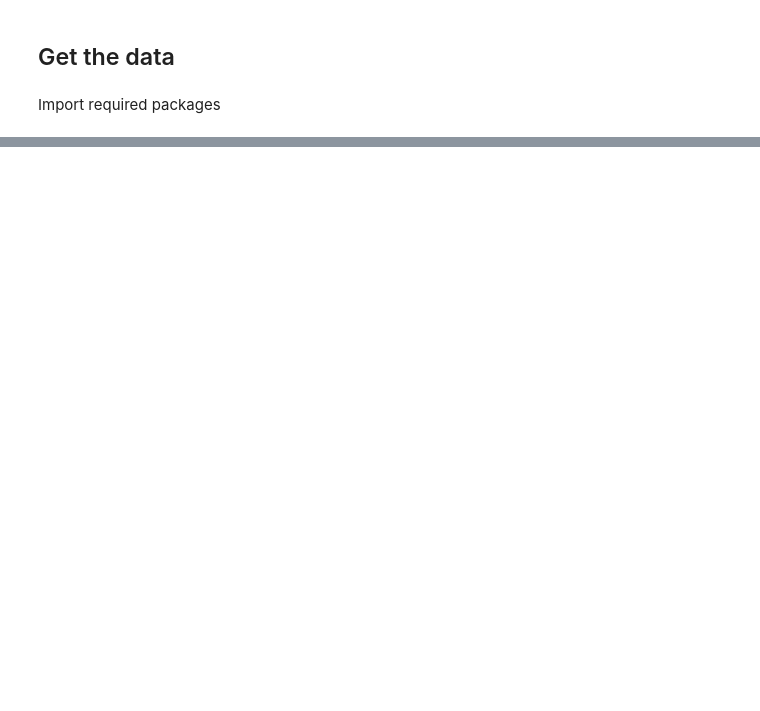
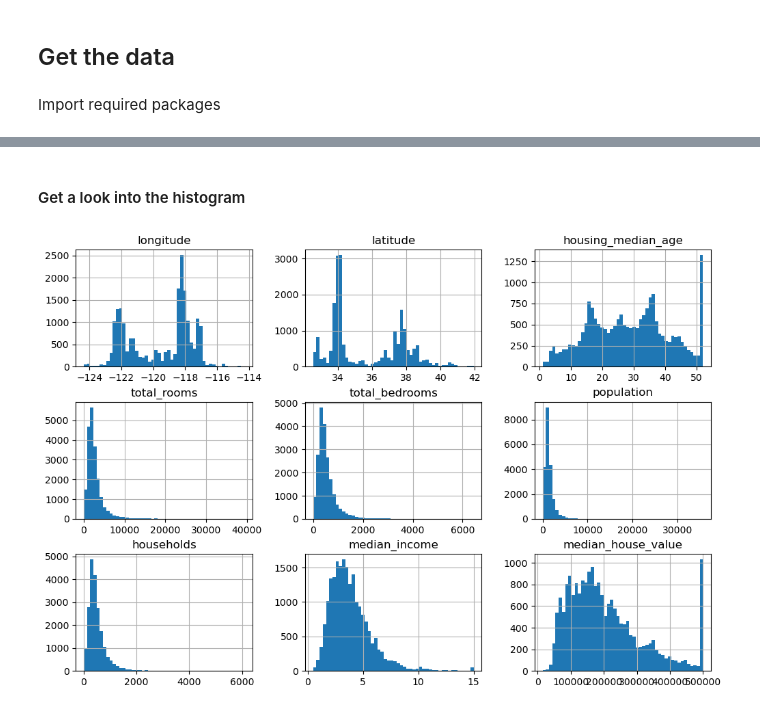
Before and after one commit to alexgrand/ml, a Jupyter notebook: ch2/ch2.ipynb, the cells around one changed output, grey strips where cells are left out. Drawn from its saved outputs; the diff is of its cells as text; code cells hidden in the pictures; blank space fills up the shorter version.

Commit message:
feat: [ch2] add short data overview

```diff
--- a/ch2/ch2.ipynb
+++ b/ch2/ch2.ipynb
@@ -70,0 +66,22 @@ import pandas as pd
+# %%
+# Constants
+HOUSING_DATASET_URL = 'https://github.com/ageron/data/raw/main/housing.tgz'
+DATASET_PATH = Path('datasets')
+HOUSING_DATASET_TGZ_PATH = DATASET_PATH.joinpath('housing.tgz')
+HOUSING_DATASET_CSV_PATH = DATASET_PATH.joinpath('housing', 'housing.csv')
+# %%
+def load_housing_data(url: str) -> DataFrame:
+    """Load housing data in tgx format and convert to csv format.
+
+    :param url: link to the data
+    :return: return csv DataFrame object
+    """
+    if not HOUSING_DATASET_TGZ_PATH.is_file():
+        DATASET_PATH.mkdir(parents=True, exist_ok=True)
+        urllib.request.urlretrieve(url=url, filename=HOUSING_DATASET_TGZ_PATH)
+        with tarfile.open(name=HOUSING_DATASET_TGZ_PATH) as fl:
+            fl.extractall(path=DATASET_PATH)
+    return pd.read_csv(HOUSING_DATASET_CSV_PATH)
+
+
+housing = load_housing_data(url=HOUSING_DATASET_URL)
@@ -70,0 +147,7 @@ import pandas as pd
+# %% [markdown]
+#### Get a look into the histogram
+# %%
+housing.hist(bins=50, figsize=(12, 8))
+plt.show()
+# %% [output]
+[figure, added]
```
Also changed, not shown: parts of 12 cells of this notebook.
